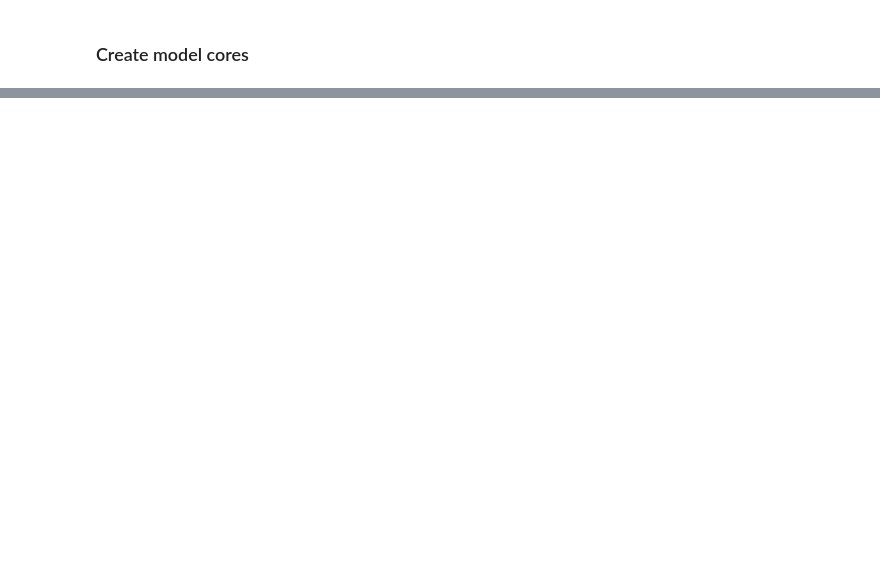
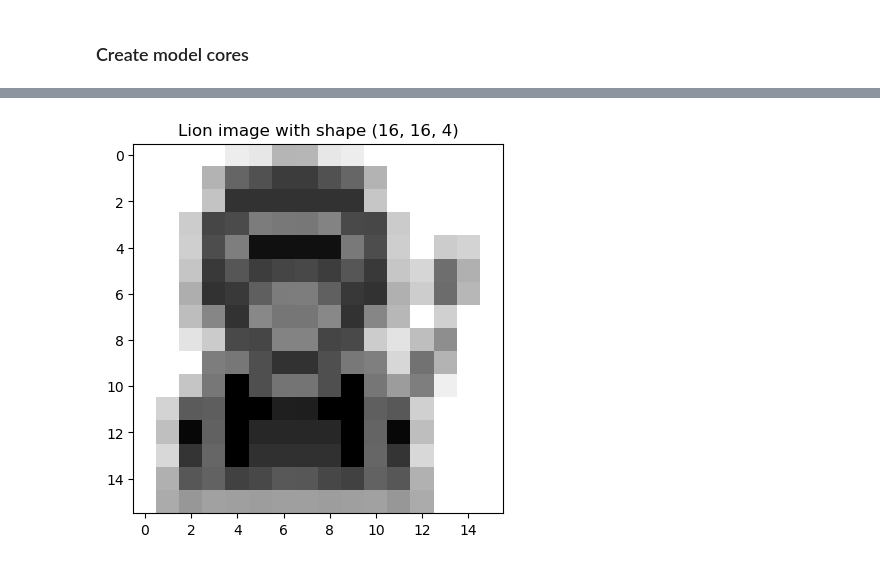
Before and after one commit to hrstnikolov/Deep-Learning, a Jupyter notebook: 08-exam-prep/exam_prep_project.ipynb, the cells around one changed output, grey strips where cells are left out. Cells and saved outputs as stored; diff of their text form; code cells hidden in the pictures; blank space fills up the shorter version.

```diff
--- a/08-exam-prep/exam_prep_project.ipynb
+++ b/08-exam-prep/exam_prep_project.ipynb
@@ -449,0 +496,10 @@ text_core = Sequential([
+# %%
+image_path = "../lion.png"
+lion = plt.imread(image_path)
+lion_bw = lion[:,:, 0]
+
+plt.imshow(lion_bw, cmap='gray_r')
+plt.title(f'Lion image with shape {lion.shape}')
+plt.show()
+# %% [output]
+[figure, added]
```
Also changed, not shown: parts of 16 cells of this notebook, 9 other files.
